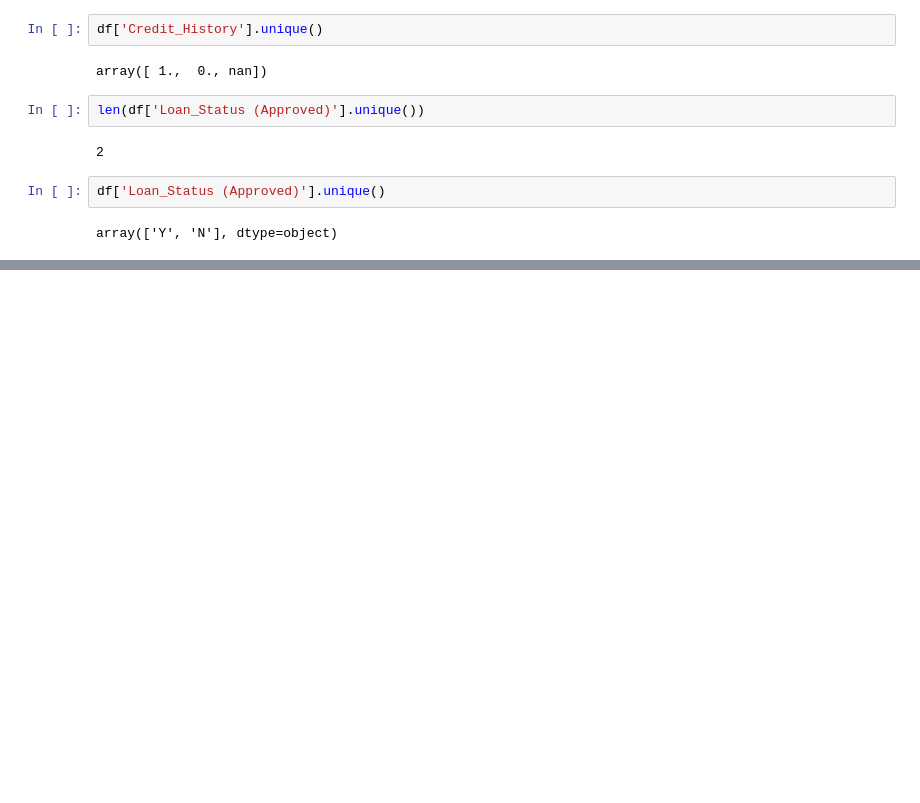
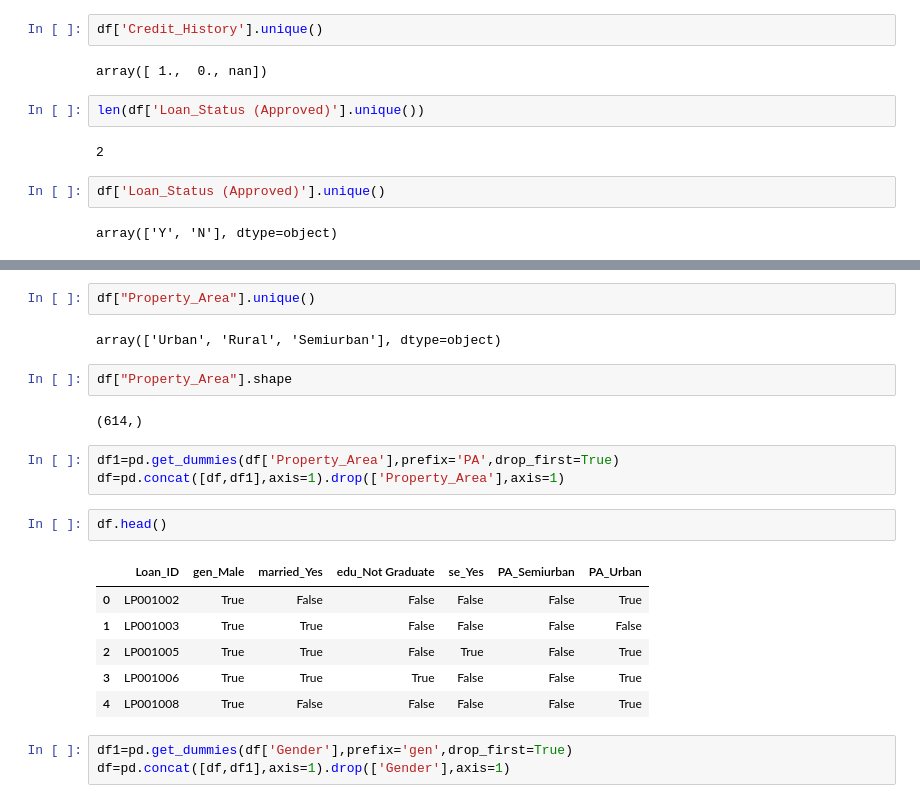
Before and after one commit to srinidhireddy786/DataAnalysis2, a Jupyter notebook: dec012025.ipynb, the cells around one changed output, grey strips where cells are left out. Cells and saved outputs as stored; diff of their text form; blank space fills up the shorter version.

```diff
--- a/dec012025.ipynb
+++ b/dec012025.ipynb
@@ -159,0 +242,23 @@ array(['Y', 'N'], dtype=object)
+# %%
+df["Property_Area"].unique()
+# %% [output]
+array(['Urban', 'Rural', 'Semiurban'], dtype=object)
+# %%
+df["Property_Area"].shape
+# %% [output]
+(614,)
+# %%
+df1=pd.get_dummies(df['Property_Area'],prefix='PA',drop_first=True)
+df=pd.concat([df,df1],axis=1).drop(['Property_Area'],axis=1)
+# %%
+df.head()
+# %% [output]
+|  | Loan_ID | gen_Male | married_Yes | edu_Not Graduate | se_Yes | PA_Semiurban | PA_Urban |
+| 0 | LP001002 | True | False | False | False | False | True |
+| 1 | LP001003 | True | True | False | False | False | False |
+| 2 | LP001005 | True | True | False | True | False | True |
+| 3 | LP001006 | True | True | True | False | False | True |
+| 4 | LP001008 | True | False | False | False | False | True |
+# %%
+df1=pd.get_dummies(df['Gender'],prefix='gen',drop_first=True)
+df=pd.concat([df,df1],axis=1).drop(['Gender'],axis=1)
```
Also changed, not shown: parts of 33 cells of this notebook, 1 other file.
